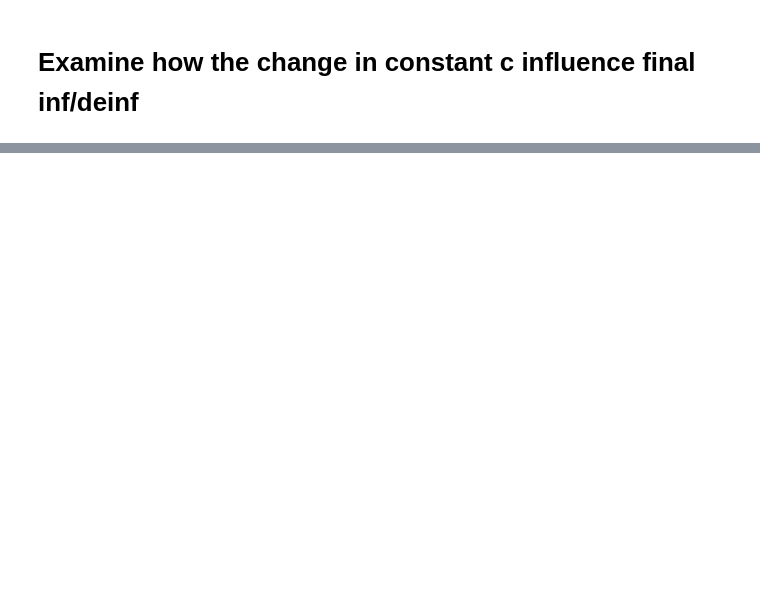
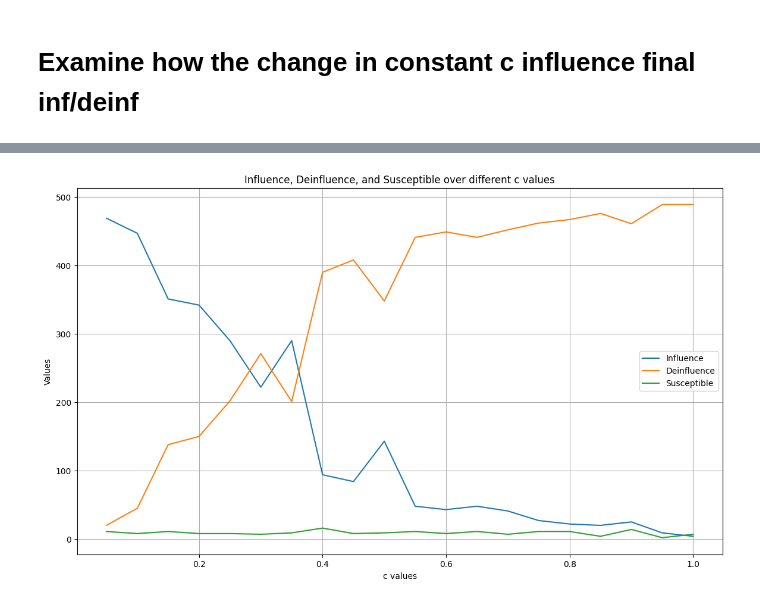
Before and after one commit to huberyhub/im_deinfluence, a Jupyter notebook: property_exploration.ipynb, the cells around one changed output, grey strips where cells are left out. Cells and saved outputs as stored; diff of their text form; code cells hidden in the pictures; blank space fills up the shorter version.

Commit message:
chore: Update property exploration notebook with improved influencer detection algorithm

```diff
--- a/property_exploration.ipynb
+++ b/property_exploration.ipynb
@@ -149,0 +145,57 @@ AttributeError: 'InfluenceDeinfluenceModel' object has no attribute 'evaluate_su
+# %%
+import networkx as nx
+import fast_model_improved
+import matplotlib.pyplot as plt
+
+# Parameters
+steps = 5
+ls = [0.05 * i for i in range(1, 21)]
+
+# Create the graph
+G = nx.barabasi_albert_graph(500, 3).to_directed()
+
+# Initialize the model
+model = fast_model_improved.InfluenceDeinfluenceModel(G, 'dominate', c=1)
+model.selected_influencers = model.random_influencers(10)
+model.selected_deinfluencers = model.random_deinfluencers(5)
+
+model.set_influencers(model.selected_influencers)
+model.set_deinfluencers(model.selected_deinfluencers)
+model.run_cascade(steps)
+
+# Initial evaluation
+initial_influence = model.evaluate_influence()
+initial_deinfluence = model.evaluate_deinfluence()
+
+# Results storage
+influence_results = []
+deinfluence_results = []
+susceptible_results = []
+
+# Iterate over different c values
+for c in ls:
+    model_f = fast_model_improved.InfluenceDeinfluenceModel(G, 'dominate', c=c)
+    model_f.reset_graph()
+    model_f.set_influencers(model.selected_influencers)
+    model_f.set_deinfluencers(model.selected_deinfluencers)
+    model_f.run_cascade(steps)
+
+    influence_results.append(model_f.evaluate_influence())
+    deinfluence_results.append(model_f.evaluate_deinfluence())
+    susceptible_results.append(model_f.evaluate_susceptible())
+
+# Plotting the results
+plt.figure(figsize=(14, 8))
+
+plt.plot(ls, influence_results, label='Influence')
+plt.plot(ls, deinfluence_results, label='Deinfluence')
+plt.plot(ls, susceptible_results, label='Susceptible')
+
+plt.xlabel('c values')
+plt.ylabel('Values')
+plt.title('Influence, Deinfluence, and Susceptible over different c values')
+plt.legend()
+plt.grid(True)
+plt.show()
+# %% [output]
+[figure, added]
```
Also changed, not shown: parts of 6 cells of this notebook.
